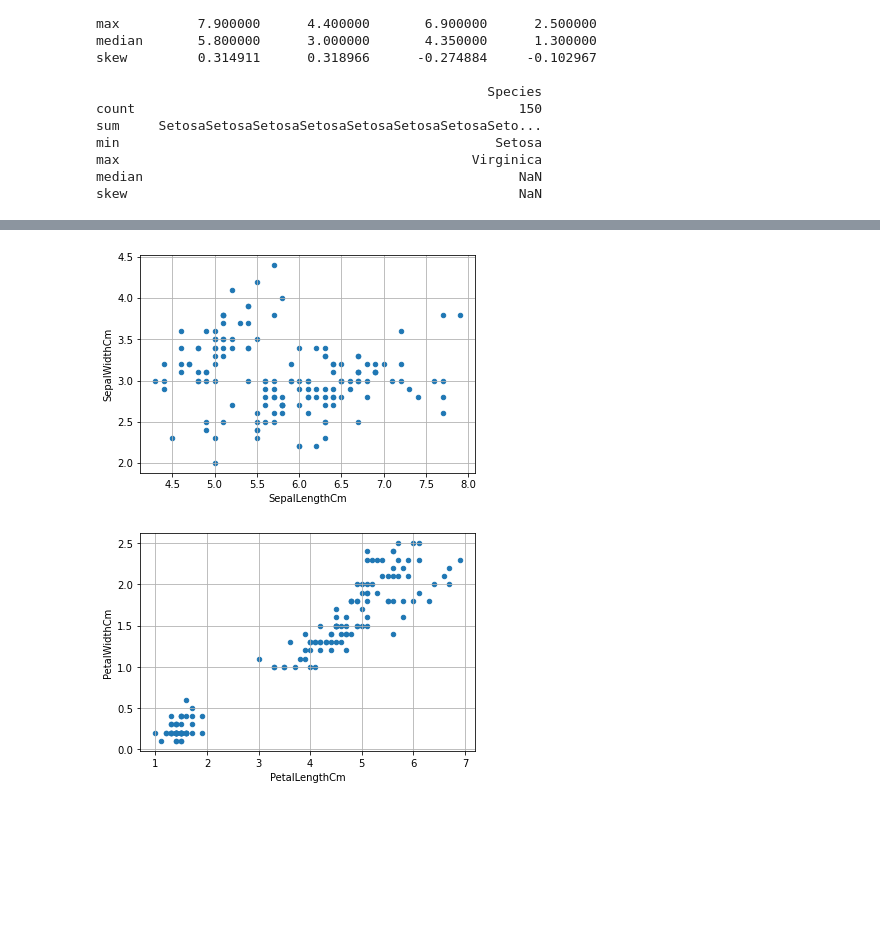
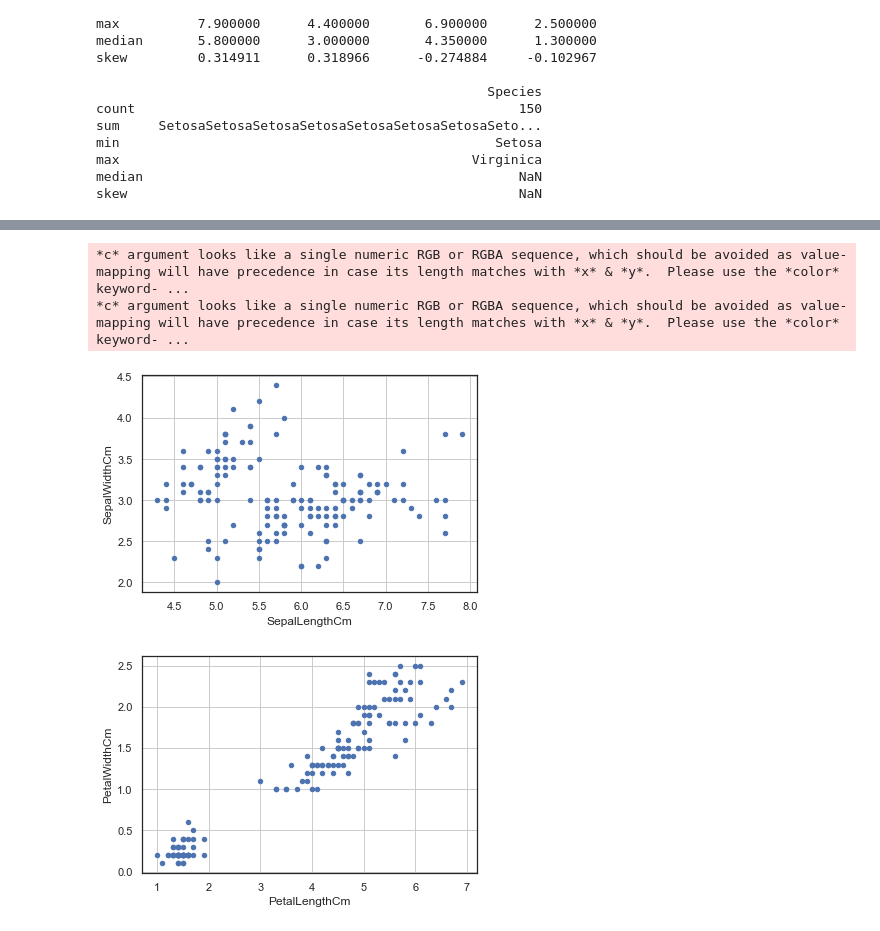
Before and after one commit to RyanMch97/pands-project, a Jupyter notebook: IrisNotebook.ipynb, the cells around one changed output, grey strips where cells are left out. Drawn from its saved outputs; the diff is of its cells as text; code cells hidden in the pictures; blank space fills up the shorter version.

Commit message:
Scatter plots & Histograms added + research updated

```diff
--- a/IrisNotebook.ipynb
+++ b/IrisNotebook.ipynb
@@ -1,11 +1,15 @@
 # %%
-import csv
-import pandas as pd
-import seaborn as sns
-import matplotlib.pyplot as plt
+## Librarys & reading CSV ##
+import csv ##Library for CSV files to be read
+import pandas as pd ## Library for analyzing Data
+import seaborn as sns ##Provides a visualisation libary for our Histo's & Scatters
+import matplotlib.pyplot as plt ##Matplot Libary for Graphing
+
+%matplotlib inline
+sns.set(style='white', color_codes=True)
 
 df = pd.read_csv('C:/Users/Ryanmc/Desktop/iris.csv') ##Read Data from CSV file
-df.head(10) ##Printing out CSV to Make sure all is correct & file loaded in right, head prints first 10 rows
+df.head(10) ##Printing out first 10 records of CSV to Make sure all is correct & file loaded in right, head prints first 10 rows
 # %% [output]
 |  | SepalLengthCm | SepalWidthCm | PetalLengthCm | PetalWidthCm | Species |
 | 0 | 5.1 | 3.5 | 1.4 | 0.2 | Setosa |
@@ -75,18 +72,21 @@ plt.show()
 # %%
+## Scatter Plots ##
+
 df.plot(kind ="scatter",
           x ='SepalLengthCm',
           y ='SepalWidthCm',
-       )
-plt.grid()
-plt.savefig('SepalScatter.png')
+       ) ##Plotting my Sepal Scatter graph ,Code reference : https://www.w3schools.com/python/matplotlib_plotting.asp
+plt.grid() ##Applies grid lines
+plt.savefig('SepalScatter.png') ##Saves it as a PNG
+
+df.plot(kind ="scatter",
+          x ='PetalLengthCm',
+          y ='PetalWidthCm',
+       )##Plotting my Petal Scatter graph
+plt.grid()##Applies grid lines
+plt.savefig('PetalScatter.png') ##Saves it as a PNG
 # %% [output]
+*c* argument looks like a single numeric RGB or RGBA sequence, which should be avoided as value-mapping will have precedence in case its length matches with *x* & *y*.  Please use the *color* keyword- ...
+*c* argument looks like a single numeric RGB or RGBA sequence, which should be avoided as value-mapping will have precedence in case its length matches with *x* & *y*.  Please use the *color* keyword- ...
-[figure, old version]
+[figure, new version]
+[figure, added]
-# %%
-df.plot(kind ="scatter",
-          x ='PetalLengthCm',
-          y ='PetalWidthCm',
-       )
-plt.grid()
-plt.savefig('PetalScatter.png')
-# %% [output]
-[figure, removed]
```
Also changed, not shown: parts of 6 cells of this notebook, 8 other files.
